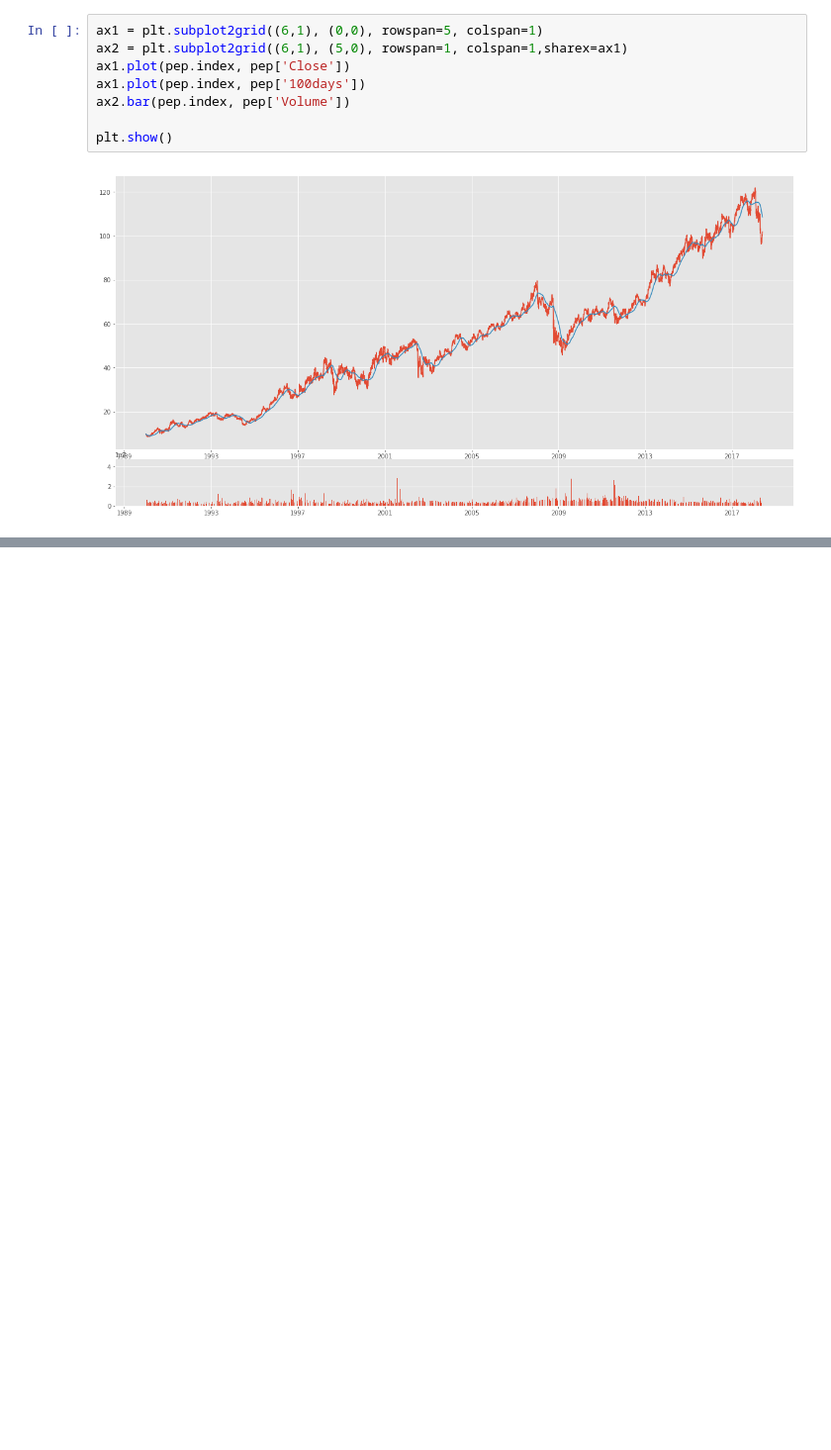
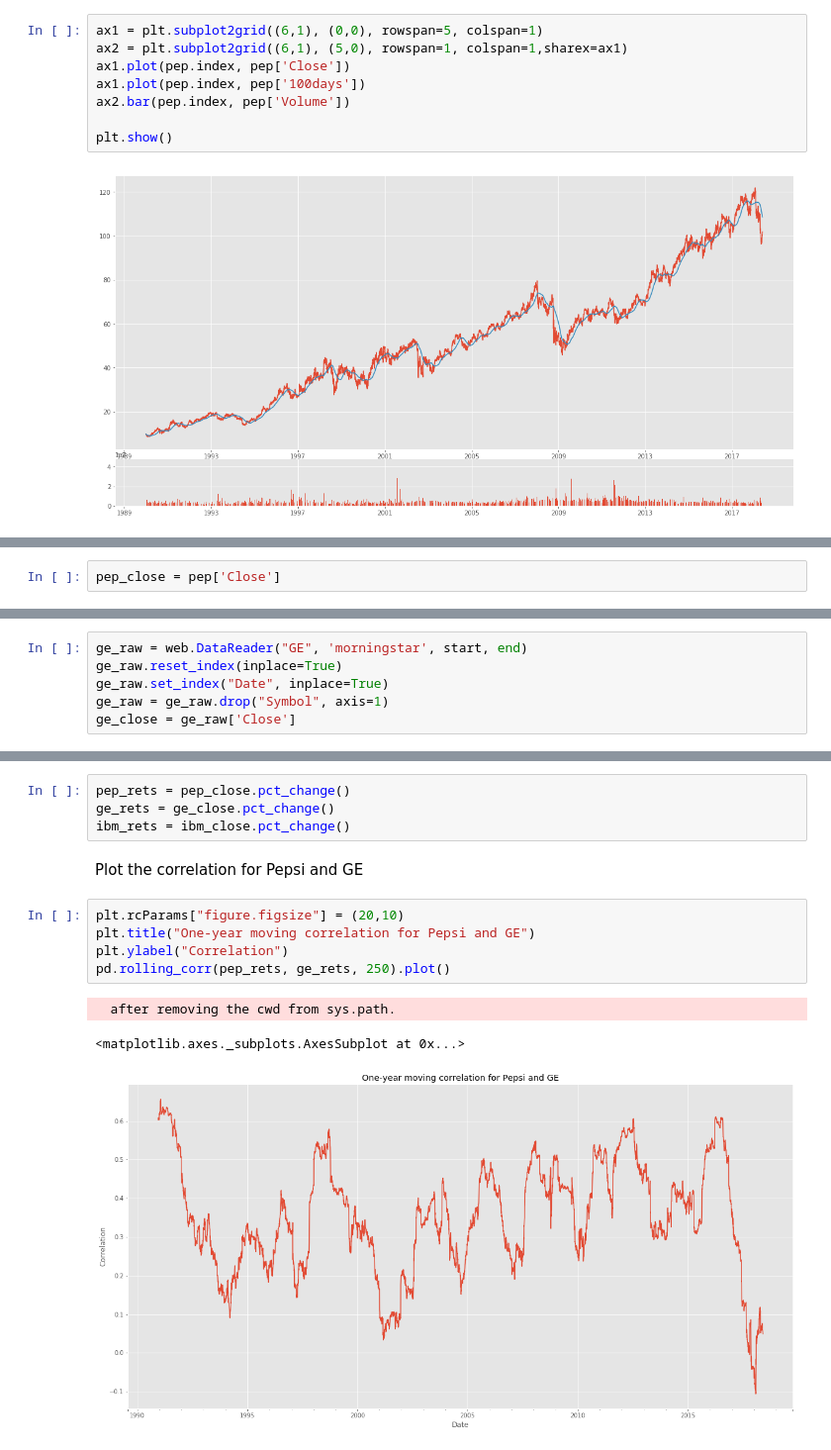
Before and after one commit to dmf42186/MSDS-7333-Quantifying-the-World, a Jupyter notebook: Unit 4 Case Study/CaseStudy3_Tims_Notebook.ipynb, the cells around one changed output, grey strips where cells are left out. Shown: that part at 99% size. Saved outputs shown, nothing was run; the diff lists cells and outputs as text; blank space fills up the shorter version.

Commit message:
Pepsi DONE!

```diff
--- a/Unit 4 Case Study/CaseStudy3_Tims_Notebook.ipynb
+++ b/Unit 4 Case Study/CaseStudy3_Tims_Notebook.ipynb
@@ -113,0 +128,2 @@ plt.show()
+# %%
+pep_close = pep['Close']
@@ -113,0 +240,6 @@ plt.show()
+# %%
+ge_raw = web.DataReader("GE", 'morningstar', start, end)
+ge_raw.reset_index(inplace=True)
+ge_raw.set_index("Date", inplace=True)
+ge_raw = ge_raw.drop("Symbol", axis=1)
+ge_close = ge_raw['Close']
@@ -113,0 +254,15 @@ plt.show()
+# %%
+pep_rets = pep_close.pct_change()
+ge_rets = ge_close.pct_change()
+ibm_rets = ibm_close.pct_change()
+# %% [markdown]
+Plot the correlation for Pepsi and GE
+# %%
+plt.rcParams["figure.figsize"] = (20,10)
+plt.title("One-year moving correlation for Pepsi and GE")
+plt.ylabel("Correlation")
+pd.rolling_corr(pep_rets, ge_rets, 250).plot()
+# %% [output]
+  after removing the cwd from sys.path.
+<matplotlib.axes._subplots.AxesSubplot at 0x...>
+[figure, added]
```
Also changed, not shown: parts of 33 cells of this notebook.
